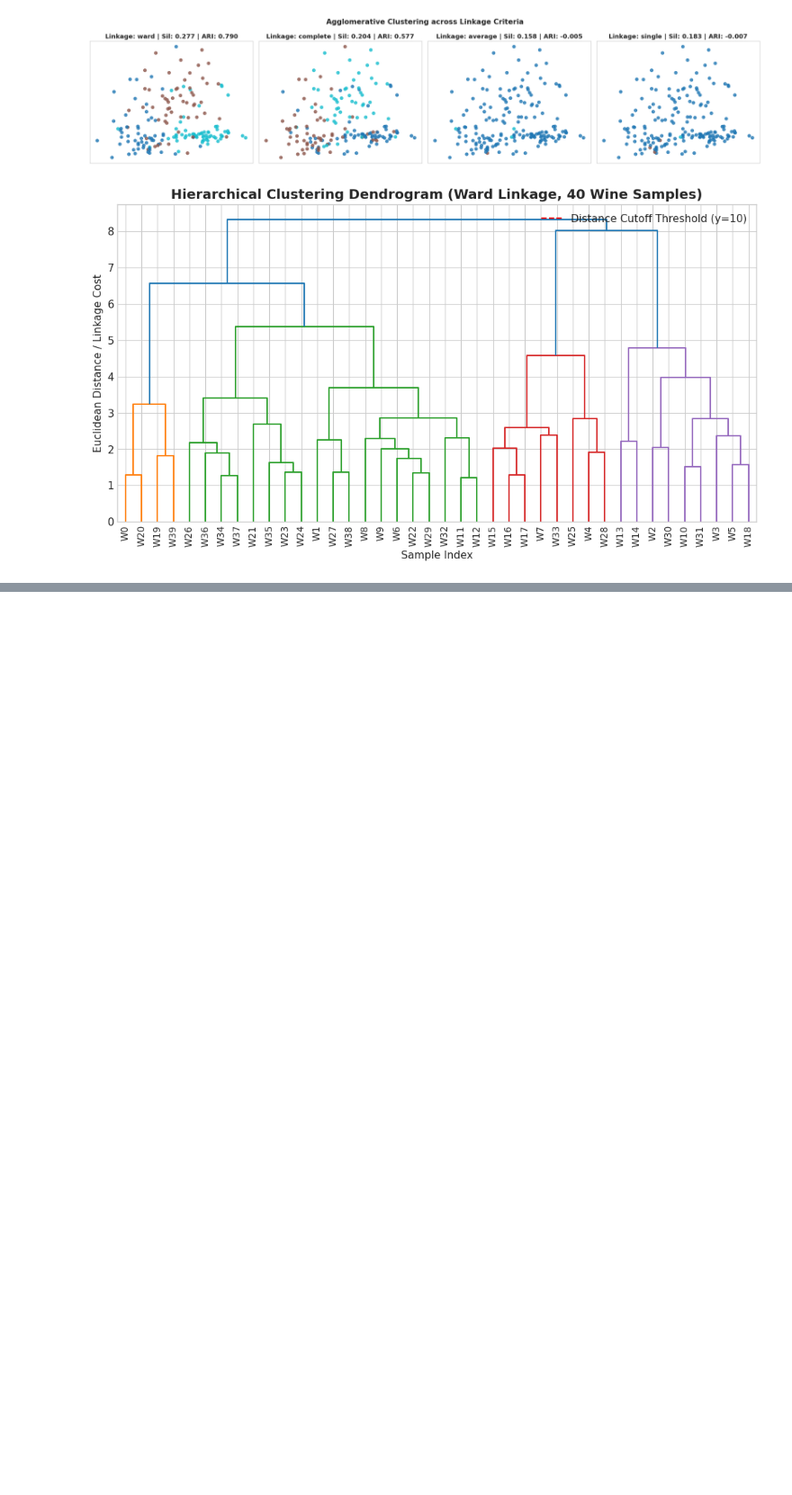
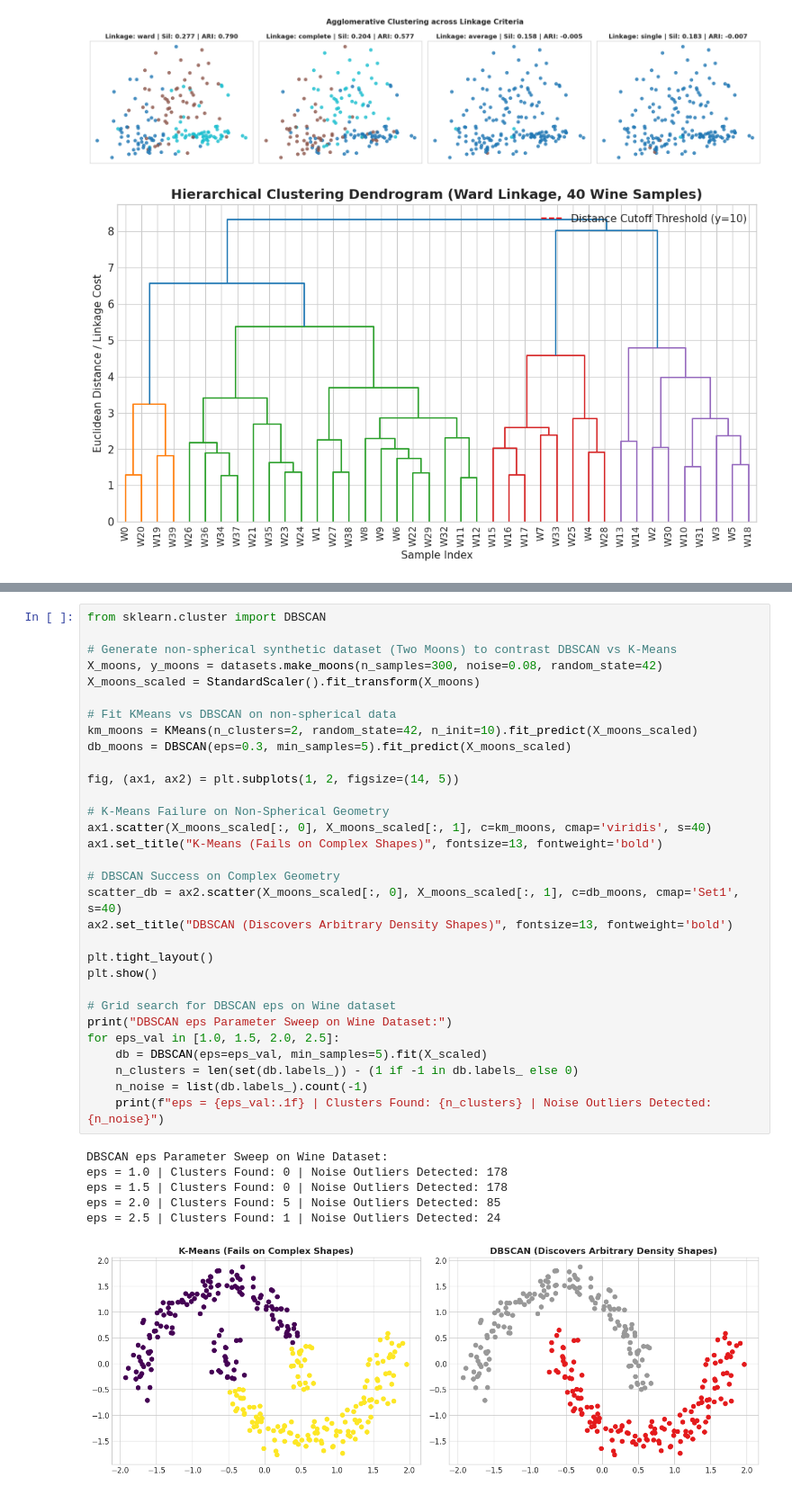
Before and after one commit to preetamvr1595/sklearn, a Jupyter notebook: 04_unsupervised_preprocessing.ipynb, the cells around one changed output, grey strips where cells are left out. Shown at 90% size. Drawn from its saved outputs; the diff is of its cells as text; blank space fills up the shorter version.

Commit message:
feat(04): expand DBSCAN section with eps parameter grid search, noise detection, and non-spherical cluster benchmark

```diff
--- a/04_unsupervised_preprocessing.ipynb
+++ b/04_unsupervised_preprocessing.ipynb
@@ -301,0 +314,38 @@ plt.show()
+# %%
+from sklearn.cluster import DBSCAN
+
+# Generate non-spherical synthetic dataset (Two Moons) to contrast DBSCAN vs K-Means
+X_moons, y_moons = datasets.make_moons(n_samples=300, noise=0.08, random_state=42)
+X_moons_scaled = StandardScaler().fit_transform(X_moons)
+
+# Fit KMeans vs DBSCAN on non-spherical data
+km_moons = KMeans(n_clusters=2, random_state=42, n_init=10).fit_predict(X_moons_scaled)
+db_moons = DBSCAN(eps=0.3, min_samples=5).fit_predict(X_moons_scaled)
+
+fig, (ax1, ax2) = plt.subplots(1, 2, figsize=(14, 5))
+
+# K-Means Failure on Non-Spherical Geometry
+ax1.scatter(X_moons_scaled[:, 0], X_moons_scaled[:, 1], c=km_moons, cmap='viridis', s=40)
+ax1.set_title("K-Means (Fails on Complex Shapes)", fontsize=13, fontweight='bold')
+
+# DBSCAN Success on Complex Geometry
+scatter_db = ax2.scatter(X_moons_scaled[:, 0], X_moons_scaled[:, 1], c=db_moons, cmap='Set1', s=40)
+ax2.set_title("DBSCAN (Discovers Arbitrary Density Shapes)", fontsize=13, fontweight='bold')
+
+plt.tight_layout()
+plt.show()
+
+# Grid search for DBSCAN eps on Wine dataset
+print("DBSCAN eps Parameter Sweep on Wine Dataset:")
+for eps_val in [1.0, 1.5, 2.0, 2.5]:
+    db = DBSCAN(eps=eps_val, min_samples=5).fit(X_scaled)
+    n_clusters = len(set(db.labels_)) - (1 if -1 in db.labels_ else 0)
+    n_noise = list(db.labels_).count(-1)
+    print(f"eps = {eps_val:.1f} | Clusters Found: {n_clusters} | Noise Outliers Detected: {n_noise}")
+# %% [output]
+DBSCAN eps Parameter Sweep on Wine Dataset:
+eps = 1.0 | Clusters Found: 0 | Noise Outliers Detected: 178
+eps = 1.5 | Clusters Found: 0 | Noise Outliers Detected: 178
+eps = 2.0 | Clusters Found: 5 | Noise Outliers Detected: 85
+eps = 2.5 | Clusters Found: 1 | Noise Outliers Detected: 24
+[figure, added]
```
Also changed, not shown: parts of 1 cell of this notebook.
